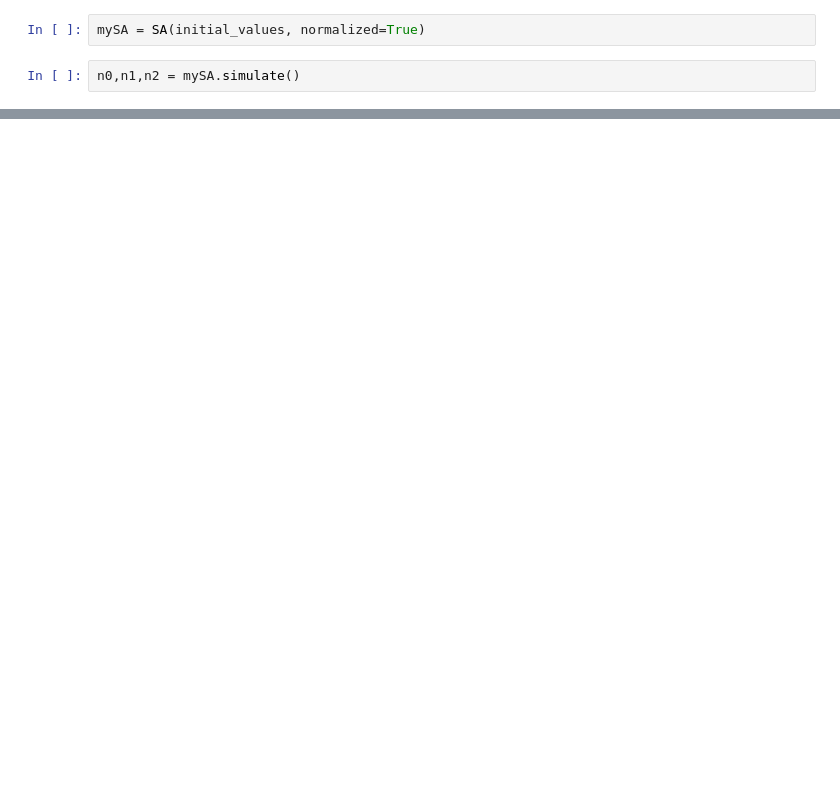
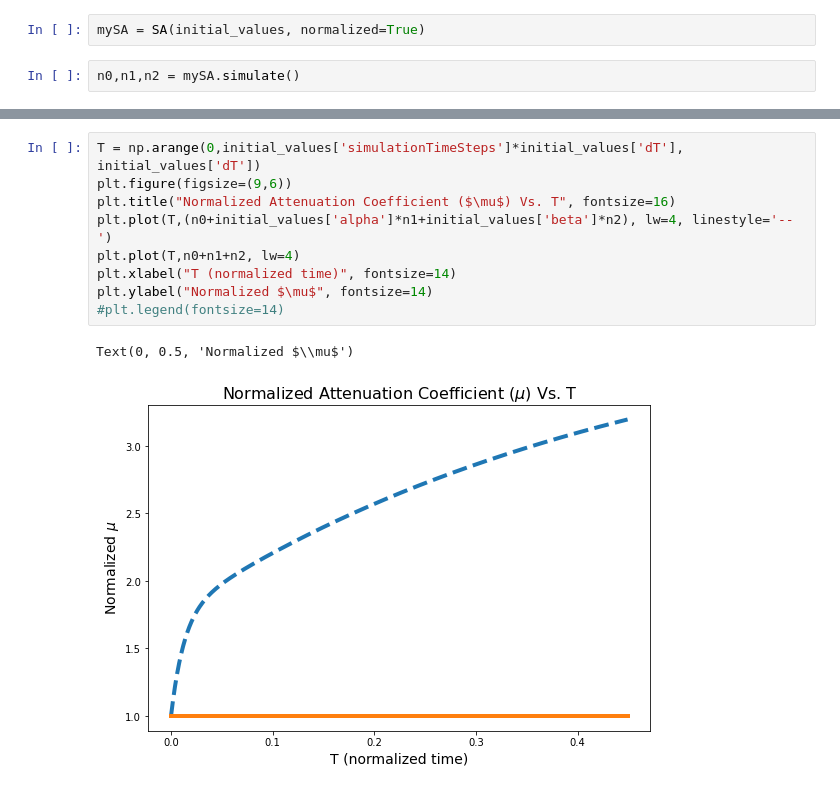
Before and after one commit to alifele/Bioinformatics, a Jupyter notebook: SA_Simulation.ipynb, the cells around one changed output, grey strips where cells are left out. Drawn from its saved outputs; the diff is of its cells as text; blank space fills up the shorter version.

```diff
--- a/SA_Simulation.ipynb
+++ b/SA_Simulation.ipynb
@@ -156,0 +159,12 @@ plt.legend(fontsize=14)
+# %%
+T = np.arange(0,initial_values['simulationTimeSteps']*initial_values['dT'], initial_values['dT'])
+plt.figure(figsize=(9,6))
+plt.title("Normalized Attenuation Coefficient ($\mu$) Vs. T", fontsize=16)
+plt.plot(T,(n0+initial_values['alpha']*n1+initial_values['beta']*n2), lw=4, linestyle='--')
+plt.plot(T,n0+n1+n2, lw=4)
+plt.xlabel("T (normalized time)", fontsize=14)
+plt.ylabel("Normalized $\mu$", fontsize=14)
+#plt.legend(fontsize=14)
+# %% [output]
+Text(0, 0.5, 'Normalized $\\mu$')
+[figure, added]
```
Also changed, not shown: parts of 4 cells of this notebook.
